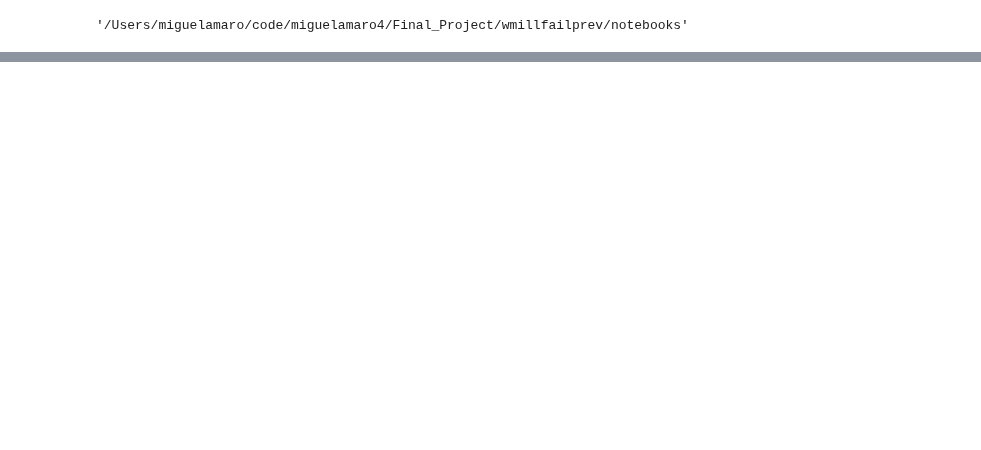
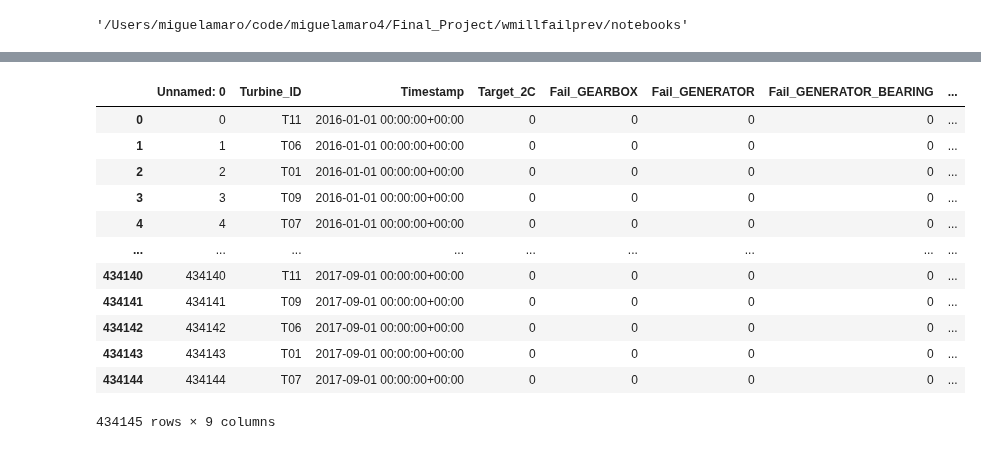
Before and after one commit to RicardoJPedro82/wmillfailprev, a Jupyter notebook: notebooks/Miguel.ipynb, the cells around one changed output, grey strips where cells are left out. Cells and saved outputs as stored; diff of their text form; code cells hidden in the pictures; blank space fills up the shorter version.

```diff
--- a/notebooks/Miguel.ipynb
+++ b/notebooks/Miguel.ipynb
@@ -8,0 +217,16 @@ import xlrd
+# %%
+pd.read_csv('df_target.csv')
+# %% [output]
+|  | Unnamed: 0 | Turbine_ID | Timestamp | Target_2C | Fail_GEARBOX | Fail_GENERATOR | Fail_GENERATOR_BEARING | ... |
+| 0 | 0 | T11 | 2016-01-01 00:00:00+00:00 | 0 | 0 | 0 | 0 | ... |
+| 1 | 1 | T06 | 2016-01-01 00:00:00+00:00 | 0 | 0 | 0 | 0 | ... |
+| 2 | 2 | T01 | 2016-01-01 00:00:00+00:00 | 0 | 0 | 0 | 0 | ... |
+| 3 | 3 | T09 | 2016-01-01 00:00:00+00:00 | 0 | 0 | 0 | 0 | ... |
+| 4 | 4 | T07 | 2016-01-01 00:00:00+00:00 | 0 | 0 | 0 | 0 | ... |
+| ... | ... | ... | ... | ... | ... | ... | ... | ... |
+| 434140 | 434140 | T11 | 2017-09-01 00:00:00+00:00 | 0 | 0 | 0 | 0 | ... |
+| 434141 | 434141 | T09 | 2017-09-01 00:00:00+00:00 | 0 | 0 | 0 | 0 | ... |
+| 434142 | 434142 | T06 | 2017-09-01 00:00:00+00:00 | 0 | 0 | 0 | 0 | ... |
+| 434143 | 434143 | T01 | 2017-09-01 00:00:00+00:00 | 0 | 0 | 0 | 0 | ... |
+| 434144 | 434144 | T07 | 2017-09-01 00:00:00+00:00 | 0 | 0 | 0 | 0 | ... |
+434145 rows × 9 columns
```
Also changed, not shown: parts of 74 cells of this notebook.
